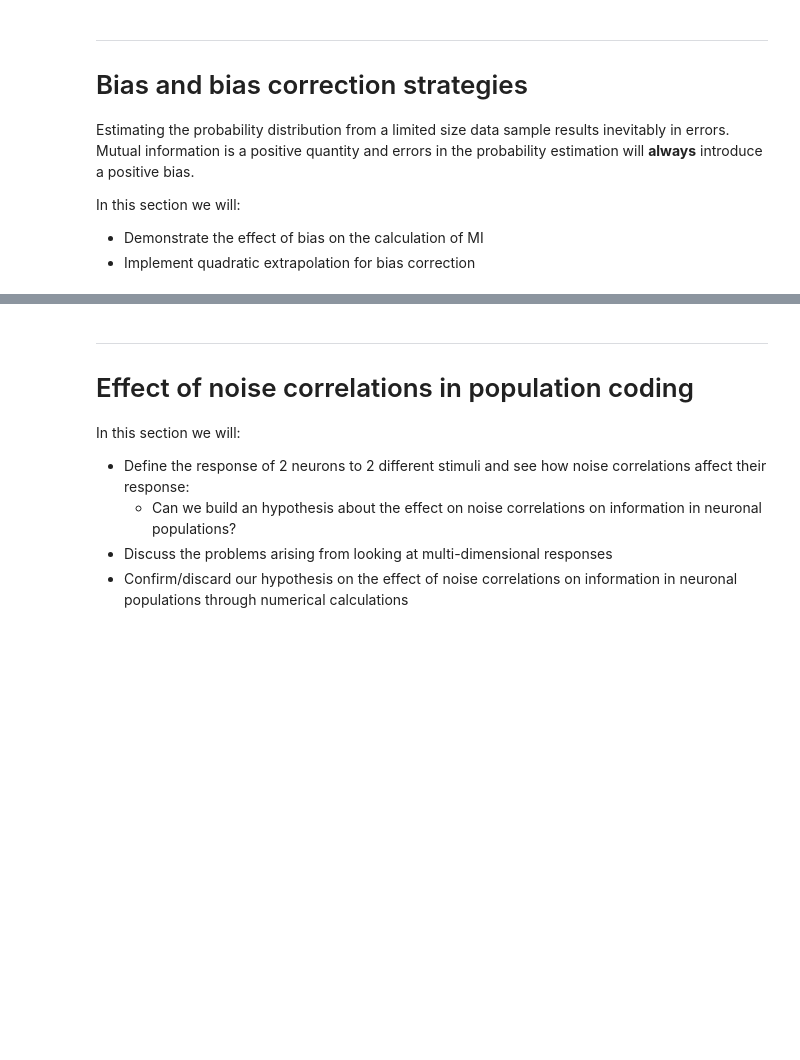
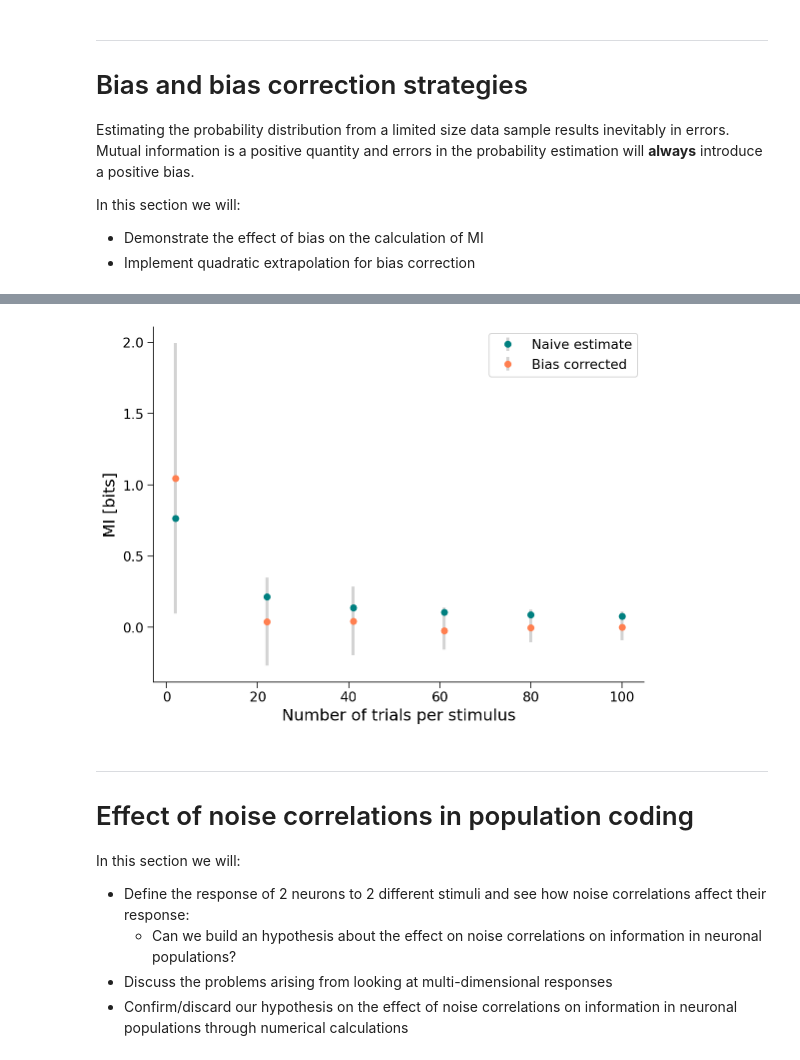
Before and after one commit to rmaffulli/MI_tutorial, a Jupyter notebook: MI_tutorial.ipynb, the cells around one changed output, grey strips where cells are left out. Drawn from its saved outputs; the diff is of its cells as text; code cells hidden in the pictures; blank space fills up the shorter version.

```diff
--- a/MI_tutorial.ipynb
+++ b/MI_tutorial.ipynb
@@ -499,3 +547,50 @@ _ = plt.ylabel("MI [bits]")
+# %%
+#@title {run: "auto" }
+rate_1 = 2.5 #@param {type:"slider", min:1, max:10, step:0.5}
+rate_2 = 2 #@param {type:"slider", min:1, max:10, step:0.5}
+n_bins = 28 #@param {type:"slider", min:2, max:50, step:1}
+
+n_rep_stats = 20
+n_trials_to_sample = 6
+
+rate = [rate_1, rate_2]
+trials = np.round(np.linspace(2,100,n_trials_to_sample))
+tm = np.linspace(0,2,400)
+MI = np.zeros((n_trials_to_sample,n_rep_stats))
+MI_bc = np.zeros((n_trials_to_sample,n_rep_stats))
+
+for t,trials_n in enumerate(trials):
+  for r in range(n_rep_stats):
+    trials_n = int(trials_n)
+    sp_cnt = np.zeros((2*trials_n,))
+    # build stimuli array
+    stimuli = np.block([1+np.zeros((trials_n,)), 2+np.zeros((trials_n,))])
+    # build response array
+    for s in [0,1]:
+      for i in range(0,trials_n):
+        sp_cnt[s*trials_n+i] = np.sum(poisson_spike(tm,rate[s]))
+    # bin responses
+    binned_sp_cnt = bin_data(sp_cnt,n_bins,'eqspace')
+    # calculate MI
+    MI[t,r] = mi(stimuli,binned_sp_cnt)
+    MI_bc[t,r] = bias_corr_mi(stimuli,binned_sp_cnt)
+
+# extract mean values and std for error bars
+MI_mn = np.mean(MI,axis=1)
+MI_std = np.std(MI,axis=1)
+MI_bc_mn = np.mean(MI_bc,axis=1)
+MI_bc_std = np.std(MI_bc,axis=1)
+_ = plt.errorbar(trials, MI_mn, yerr=MI_std, fmt='o', color='teal',
+             ecolor='lightgray', elinewidth=3, capsize=0,
+             label='Naive estimate');
+_ = plt.errorbar(trials, MI_bc_mn, yerr=MI_bc_std, fmt='o', color='coral',
+             ecolor='lightgray', elinewidth=3, capsize=0,
+             label='Bias corrected');
+_ = plt.xlabel("Number of trials per stimulus")
+_ = plt.ylabel("MI [bits]")
+_ = plt.legend()
+# %% [output]
+[figure, added]
 # %% [markdown]
 ---
 # Effect of noise correlations in population coding
```
Also changed, not shown: parts of 5 cells of this notebook.
